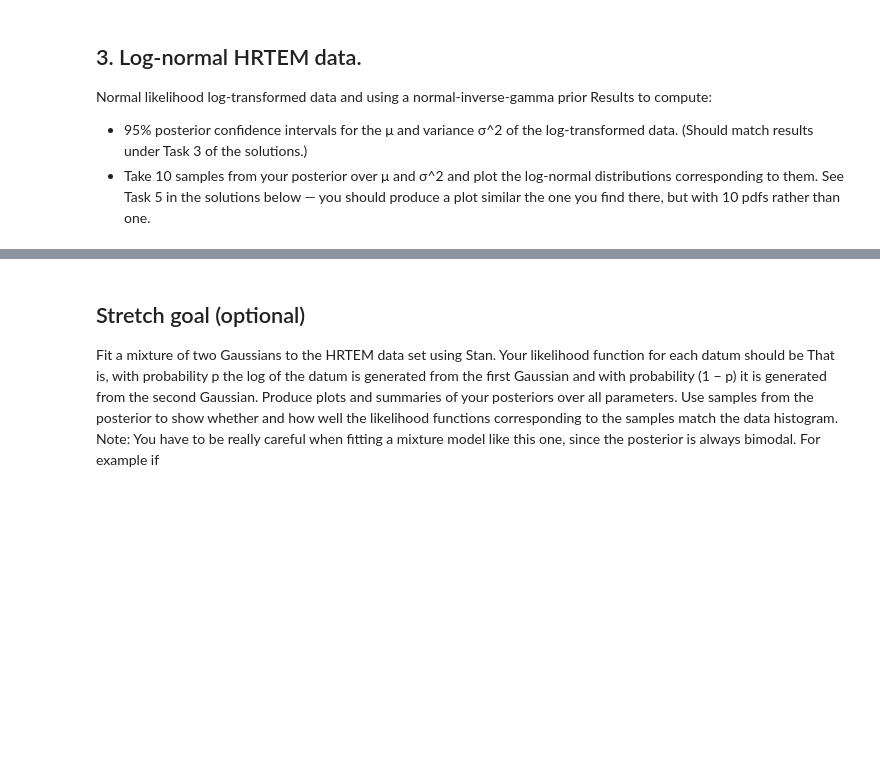
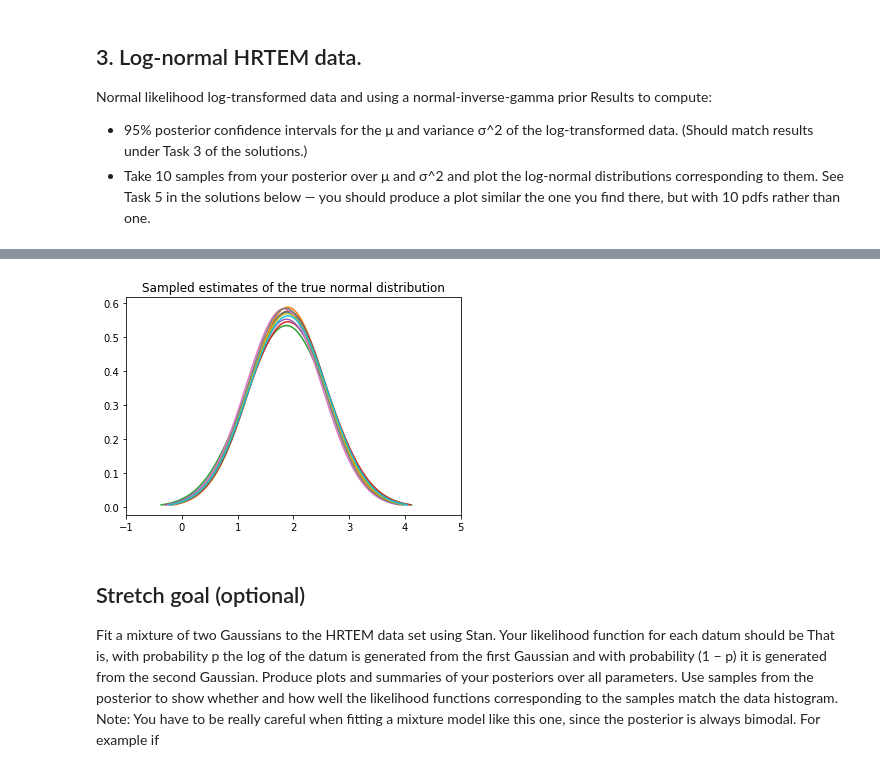
Before and after one commit to thetruejacob/CS146, a Jupyter notebook: Assignment 3/Assignment 3.ipynb, the cells around one changed output, grey strips where cells are left out. Drawn from its saved outputs; the diff is of its cells as text; code cells hidden in the pictures; blank space fills up the shorter version.

```diff
--- a/Assignment 3/Assignment 3.ipynb
+++ b/Assignment 3/Assignment 3.ipynb
@@ -298,4 +188,11 @@ convergence, Rhat=1).
 # %%
-print("Posterior 95% confidence interval for mu:", np.percentile(posterior_samples['mean_asdf'], [2.5, 97.5]))
-print("Posterior 95% confidence interval for variance:", np.percentile(posterior_samples['variance_asdf'], [2.5, 97.5]))
+df = pd.read_csv("https://course-resources.minerva.kgi.edu/uploaded_files/mke/00075398-1635/hrtem.csv", header = None)
+data = {'y':df.iloc[:,0], 'N': len(df.iloc[:,0]), 'mu': 2.3, 'nu': 0.1, 'alpha': 2, 'beta': 5}
+
+stan_results = stan_model.sampling(data=data)
+posterior_samples = stan_results.extract()
+print(stan_results.stansummary(pars=['mean1', 'var1'], probs=[0.025, 0.5, 0.975]))
+print()
+print("Posterior 95% confidence interval for mu:", np.percentile(posterior_samples['mean1'], [2.5, 97.5]))
+print("Posterior 95% confidence interval for variance:", np.percentile(posterior_samples['var1'], [2.5, 97.5]))
 # %% [output]
@@ -317,3 +214,17 @@ plt.show()
+# %%
+import matplotlib.mlab as mlab
+
+x = np.random.choice(len(posterior_samples['mean1']), 10)
+meanarr, sdarr = posterior_samples['mean1'][x], np.sqrt(posterior_samples['var1'][x])
+for i in range(10):
+    norm = np.linspace(meanarr[i] - 3*sdarr[i], meanarr[i] + 3*sdarr[i], 1000)
+    plt.plot(norm, mlab.normpdf(norm, meanarr[i], sdarr[i] ))
+
+plt.title('Sampled estimates of the true normal distribution')
+plt.xlim(-1, 5)
+plt.show()
+# %% [output]
+[figure, added]
 # %% [markdown]
 ## Stretch goal (optional)
 Fit a mixture of two Gaussians to the HRTEM data set using Stan. Your likelihood function for each datum should be
```
Also changed, not shown: parts of 20 cells of this notebook, 2 other files.
